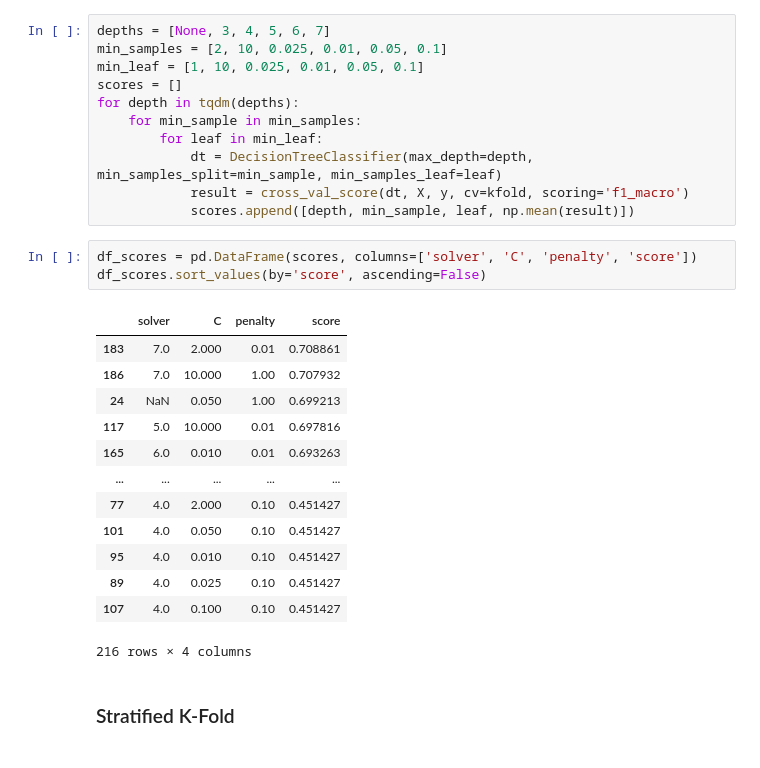
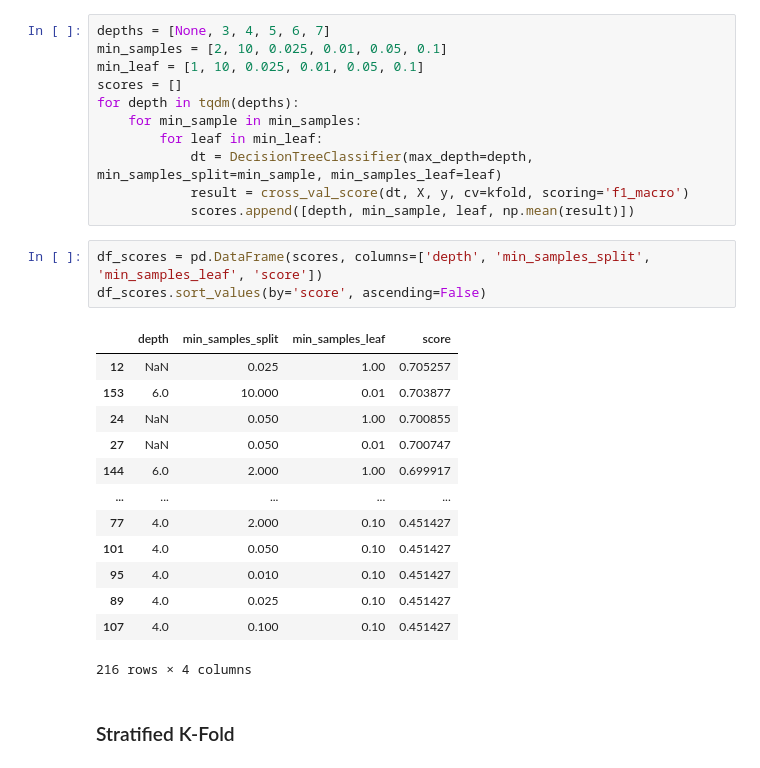
Before and after one commit to meridianthe4/PML, a Jupyter notebook: Day8/4_kfold.ipynb, the cells around one changed output. Drawn from its saved outputs; the diff is of its cells as text.

```diff
--- a/Day8/4_kfold.ipynb
+++ b/Day8/4_kfold.ipynb
@@ -79,15 +79,15 @@ for depth in tqdm(depths):
             result = cross_val_score(dt, X, y, cv=kfold, scoring='f1_macro')
             scores.append([depth, min_sample, leaf, np.mean(result)])
 # %%
-df_scores = pd.DataFrame(scores, columns=['solver', 'C', 'penalty', 'score'])
+df_scores = pd.DataFrame(scores, columns=['depth', 'min_samples_split', 'min_samples_leaf', 'score'])
 df_scores.sort_values(by='score', ascending=False)
 # %% [output]
-|  | solver | C | penalty | score |
-| 183 | 7.0 | 2.000 | 0.01 | 0.708861 |
-| 186 | 7.0 | 10.000 | 1.00 | 0.707932 |
-| 24 | NaN | 0.050 | 1.00 | 0.699213 |
-| 117 | 5.0 | 10.000 | 0.01 | 0.697816 |
-| 165 | 6.0 | 0.010 | 0.01 | 0.693263 |
+|  | depth | min_samples_split | min_samples_leaf | score |
+| 12 | NaN | 0.025 | 1.00 | 0.705257 |
+| 153 | 6.0 | 10.000 | 0.01 | 0.703877 |
+| 24 | NaN | 0.050 | 1.00 | 0.700855 |
+| 27 | NaN | 0.050 | 0.01 | 0.700747 |
+| 144 | 6.0 | 2.000 | 1.00 | 0.699917 |
 | ... | ... | ... | ... | ... |
 | 77 | 4.0 | 2.000 | 0.10 | 0.451427 |
 | 101 | 4.0 | 0.050 | 0.10 | 0.451427 |
```
Also changed, not shown: parts of 3 cells of this notebook, 1 other file.
